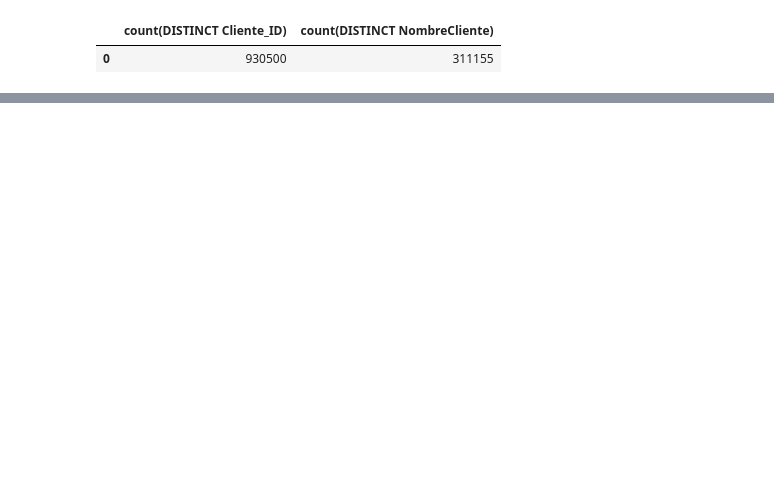
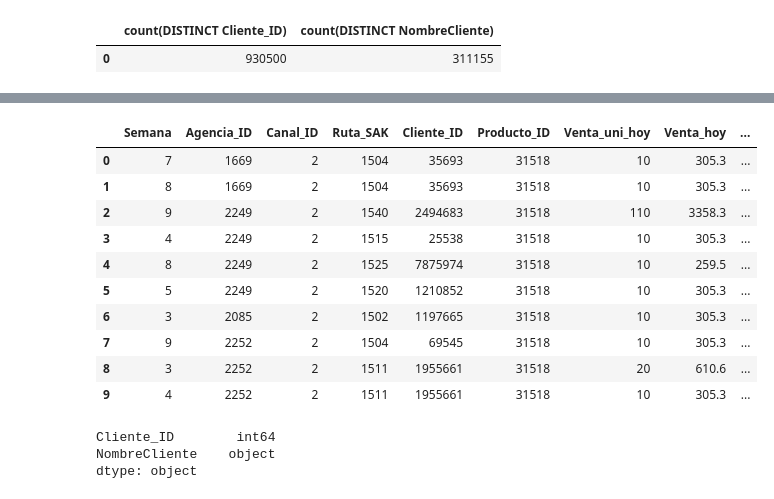
Before and after one commit to brunotagoncalves/bimbo-compassers, a Jupyter notebook: kaggle_api_1st_read.ipynb, the cells around one changed output, grey strips where cells are left out. Saved outputs shown, nothing was run; the diff lists cells and outputs as text; code cells hidden in the pictures; blank space fills up the shorter version.

```diff
--- a/kaggle_api_1st_read.ipynb
+++ b/kaggle_api_1st_read.ipynb
@@ -300,0 +289,62 @@ FROM tabelao_sample
+# %%
+spark.sql("""
+SELECT *
+  ,SUM(Demanda_uni_equil) OVER (PARTITION BY Agencia_ID, Producto_ID) SUM_Town_Prod_Demanda_uni_equil
+  ,AVG(Demanda_uni_equil) OVER (PARTITION BY Agencia_ID, Producto_ID) AVG_Town_Prod_Demanda_uni_equil
+  ,MIN(Demanda_uni_equil) OVER (PARTITION BY Agencia_ID, Producto_ID) MIN_Town_Prod_Demanda_uni_equil
+  ,MAX(Demanda_uni_equil) OVER (PARTITION BY Agencia_ID, Producto_ID) MAX_Town_Prod_Demanda_uni_equil
+
+  ,SUM(Demanda_uni_equil) OVER (PARTITION BY Agencia_ID) SUM_Town_Demanda_uni_equil
+  ,AVG(Demanda_uni_equil) OVER (PARTITION BY Agencia_ID) AVG_Town_Demanda_uni_equil
+  ,MIN(Demanda_uni_equil) OVER (PARTITION BY Agencia_ID) MIN_Town_Demanda_uni_equil
+  ,MAX(Demanda_uni_equil) OVER (PARTITION BY Agencia_ID) MAX_Town_Demanda_uni_equil
+
+  ,SUM(Demanda_uni_equil) OVER (PARTITION BY State) SUM_State_Demanda_uni_equil
+  ,AVG(Demanda_uni_equil) OVER (PARTITION BY State) AVG_State_Demanda_uni_equil
+  ,MIN(Demanda_uni_equil) OVER (PARTITION BY State) MIN_State_Demanda_uni_equil
+  ,MAX(Demanda_uni_equil) OVER (PARTITION BY State) MAX_State_Demanda_uni_equil
+
+  ,SUM(Demanda_uni_equil) OVER (PARTITION BY State, Producto_ID) SUM_State_Prod_Demanda_uni_equil
+  ,AVG(Demanda_uni_equil) OVER (PARTITION BY State, Producto_ID) AVG_State_Prod_Demanda_uni_equil
+  ,MIN(Demanda_uni_equil) OVER (PARTITION BY State, Producto_ID) MIN_State_Prod_Demanda_uni_equil
+  ,MAX(Demanda_uni_equil) OVER (PARTITION BY State, Producto_ID) MAX_State_Prod_Demanda_uni_equil
+
+  ,SUM(Demanda_uni_equil) OVER (PARTITION BY Producto_ID) SUM_Prod_Demanda_uni_equil
+  ,AVG(Demanda_uni_equil) OVER (PARTITION BY Producto_ID) AVG_Prod_Demanda_uni_equil
+  ,MIN(Demanda_uni_equil) OVER (PARTITION BY Producto_ID) MIN_Prod_Demanda_uni_equil
+  ,MAX(Demanda_uni_equil) OVER (PARTITION BY Producto_ID) MAX_Prod_Demanda_uni_equil
+
+  ,SUM(Demanda_uni_equil) OVER (PARTITION BY Cliente_ID) SUM_Cliente_Demanda_uni_equil
+  ,AVG(Demanda_uni_equil) OVER (PARTITION BY Cliente_ID) AVG_Cliente_Demanda_uni_equil
+  ,MIN(Demanda_uni_equil) OVER (PARTITION BY Cliente_ID) MIN_Cliente_Demanda_uni_equil
+  ,MAX(Demanda_uni_equil) OVER (PARTITION BY Cliente_ID) MAX_Cliente_Demanda_uni_equil
+
+  ,SUM(Demanda_uni_equil) OVER (PARTITION BY Cliente_ID, Producto_ID) SUM_Cliente_Prod_Demanda_uni_equil
+  ,AVG(Demanda_uni_equil) OVER (PARTITION BY Cliente_ID, Producto_ID) AVG_Cliente_Prod_Demanda_uni_equil
+  ,MIN(Demanda_uni_equil) OVER (PARTITION BY Cliente_ID, Producto_ID) MIN_Cliente_Prod_Demanda_uni_equil
+  ,MAX(Demanda_uni_equil) OVER (PARTITION BY Cliente_ID, Producto_ID) MAX_Cliente_Prod_Demanda_uni_equil
+
+  --,LAG(Demanda_uni_equil,1) OVER (PARTITION BY Cliente_ID, Producto_ID ORDER BY Semana) LAG_1_Cliente_Prod_Demanda_uni_equil
+
+
+
+  --,SUM(Demanda_uni_equil) OVER (PARTITION BY Agencia_ID) SUM_Town_Demanda_uni_equil
+  --,SUM(Demanda_uni_equil) OVER (PARTITION BY State) SUM_State_Demanda_uni_equil
+  --,AVG(Demanda_uni_equil) OVER (PARTITION BY Agencia_ID) AVG_Town_Demanda_uni_equil
+  --,AVG(Demanda_uni_equil) OVER (PARTITION BY State) AVG_State_Demanda_uni_equil
+  --,AVG(Demanda_uni_equil) OVER (PARTITION BY State) AVG_State_Demanda_uni_equil
+FROM tabelao
+
+""").limit(10).toPandas()
+# %% [output]
+|  | Semana | Agencia_ID | Canal_ID | Ruta_SAK | Cliente_ID | Producto_ID | Venta_uni_hoy | Venta_hoy | ... |
+| 0 | 7 | 1669 | 2 | 1504 | 35693 | 31518 | 10 | 305.3 | ... |
+| 1 | 8 | 1669 | 2 | 1504 | 35693 | 31518 | 10 | 305.3 | ... |
+| 2 | 9 | 2249 | 2 | 1540 | 2494683 | 31518 | 110 | 3358.3 | ... |
+| 3 | 4 | 2249 | 2 | 1515 | 25538 | 31518 | 10 | 305.3 | ... |
+| 4 | 8 | 2249 | 2 | 1525 | 7875974 | 31518 | 10 | 259.5 | ... |
+| 5 | 5 | 2249 | 2 | 1520 | 1210852 | 31518 | 10 | 305.3 | ... |
+| 6 | 3 | 2085 | 2 | 1502 | 1197665 | 31518 | 10 | 305.3 | ... |
+| 7 | 9 | 2252 | 2 | 1504 | 69545 | 31518 | 10 | 305.3 | ... |
+| 8 | 3 | 2252 | 2 | 1511 | 1955661 | 31518 | 20 | 610.6 | ... |
+| 9 | 4 | 2252 | 2 | 1511 | 1955661 | 31518 | 10 | 305.3 | ... |
@@ -300,0 +353,6 @@ FROM tabelao_sample
+# %%
+clientes.dtypes
+# %% [output]
+Cliente_ID        int64
+NombreCliente    object
+dtype: object
```
Also changed, not shown: parts of 28 cells of this notebook.
